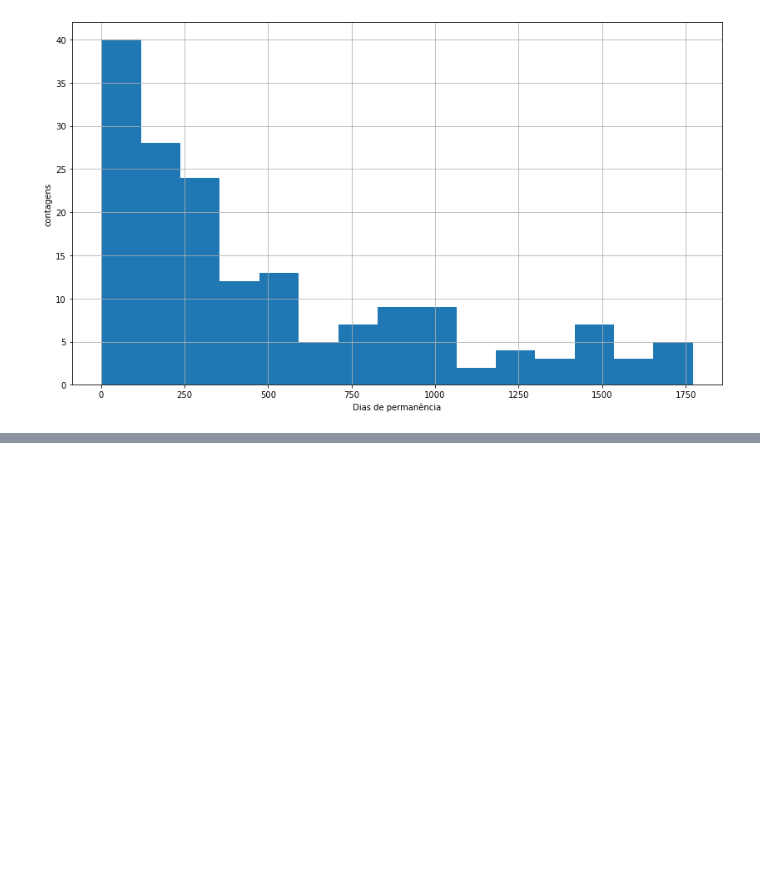
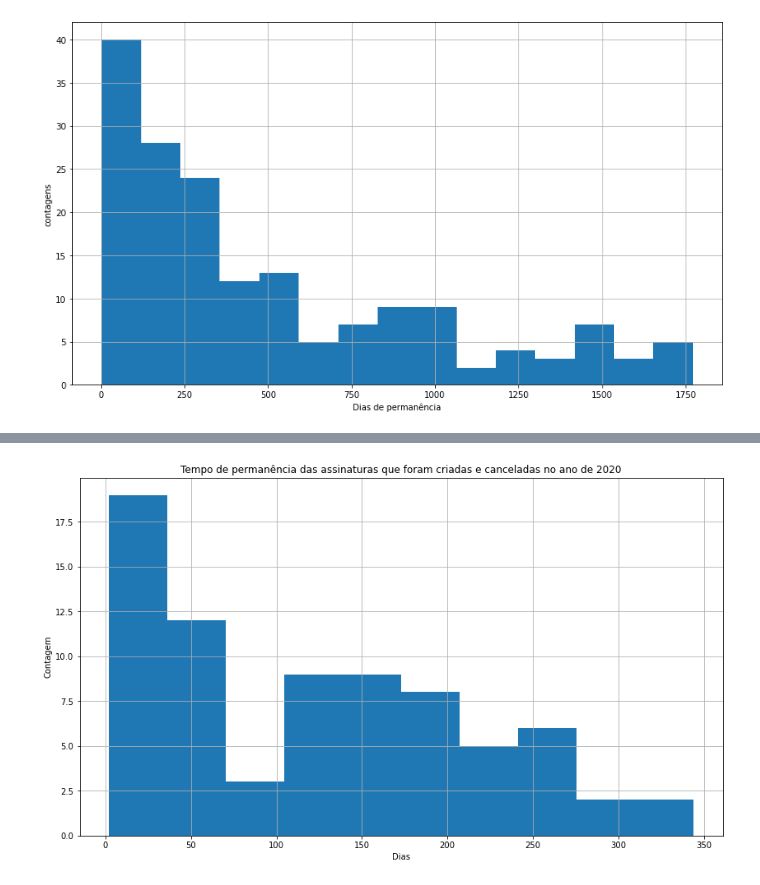
Before and after one commit to eduardoeqs/churn_analysis-Petlove, a Jupyter notebook: Analise.ipynb, the cells around one changed output, grey strips where cells are left out. Cells and saved outputs as stored; diff of their text form; code cells hidden in the pictures; blank space fills up the shorter version.

```diff
--- a/Analise.ipynb
+++ b/Analise.ipynb
@@ -399,0 +409,9 @@ plt.show()
+# %%
+plt.figure(figsize = (14,8))
+df2.loc[pd.DatetimeIndex(df2['created_at']).year == 2020]['tempo_permanencia'].dt.days.hist(bins=10)
+plt.title('Tempo de permanência das assinaturas que foram criadas e canceladas no ano de 2020')
+plt.xlabel('Dias')
+plt.ylabel('Contagem')
+plt.show()
+# %% [output]
+[figure, added]
```
Also changed, not shown: parts of 15 cells of this notebook.
